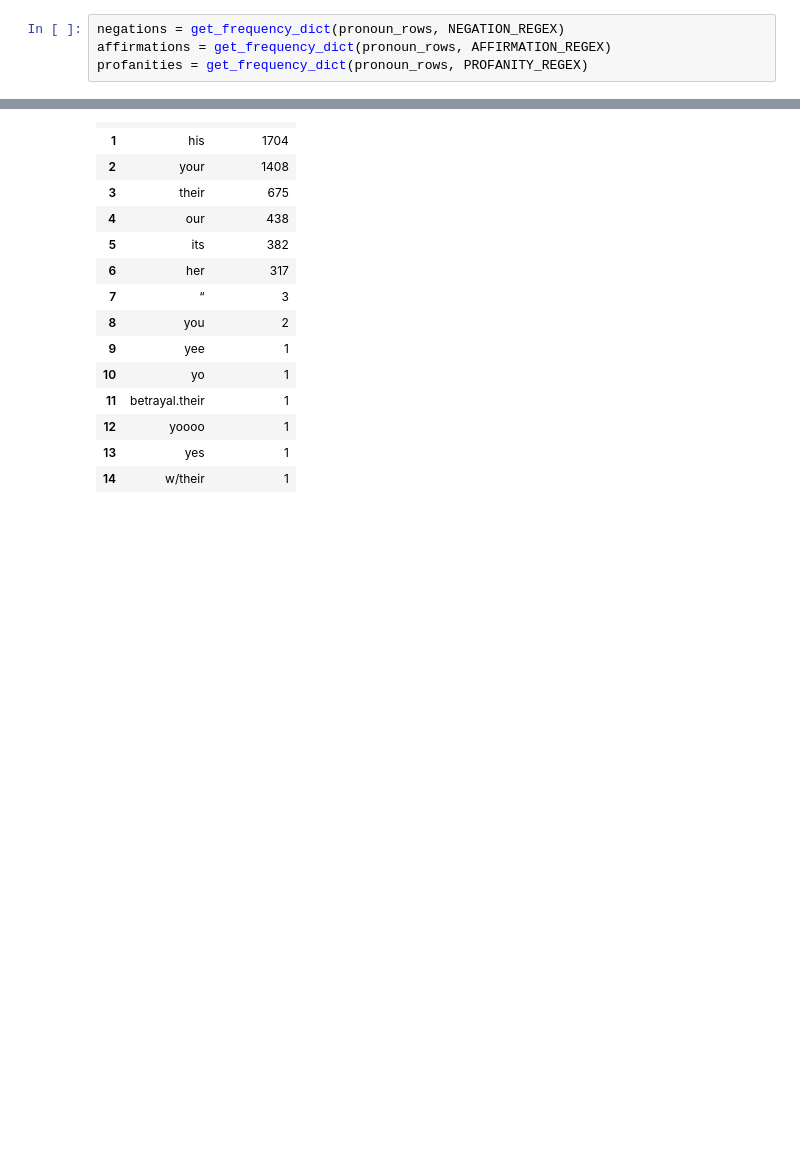
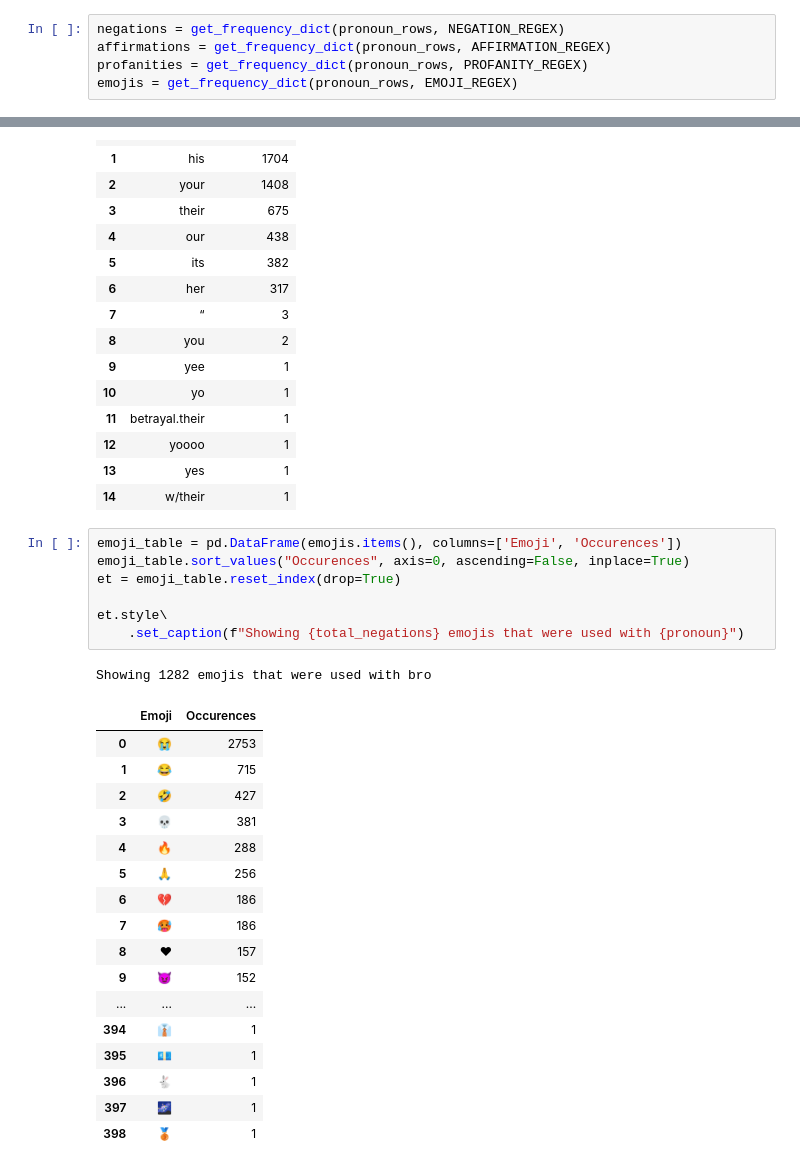
Before and after one commit to paceaux/social-pronouns, a Jupyter notebook: bro.ipynb, the cells around one changed output, grey strips where cells are left out. Saved outputs shown, nothing was run; the diff lists cells and outputs as text; blank space fills up the shorter version.

Commit message:
adds emoji analysis

```diff
--- a/bro.ipynb
+++ b/bro.ipynb
@@ -190,6 +191,7 @@ from src.regexes import NEGATION_REGEX
 negations = get_frequency_dict(pronoun_rows, NEGATION_REGEX)
 affirmations = get_frequency_dict(pronoun_rows, AFFIRMATION_REGEX)
 profanities = get_frequency_dict(pronoun_rows, PROFANITY_REGEX)
+emojis = get_frequency_dict(pronoun_rows, EMOJI_REGEX)
 # %%
 total_negations = sum( v for k,v in negations.items() )
 total_affirmations =  sum( v for k,v in affirmations.items() )
@@ -319,3 +322,29 @@ Showing 8293 pronouns that were used with bro
 | 12 | yoooo | 1 |
 | 13 | yes | 1 |
 | 14 | w/their | 1 |
+# %%
+emoji_table = pd.DataFrame(emojis.items(), columns=['Emoji', 'Occurences'])
+emoji_table.sort_values("Occurences", axis=0, ascending=False, inplace=True)
+et = emoji_table.reset_index(drop=True)
+
+et.style\
+    .set_caption(f"Showing {total_negations} emojis that were used with {pronoun}")
+# %% [output]
+Showing 1282 emojis that were used with bro
+|  | Emoji | Occurences |
+| 0 | 😭 | 2753 |
+| 1 | 😂 | 715 |
+| 2 | 🤣 | 427 |
+| 3 | 💀 | 381 |
+| 4 | 🔥 | 288 |
+| 5 | 🙏 | 256 |
+| 6 | 💔 | 186 |
+| 7 | 🥵 | 186 |
+| 8 | ❤ | 157 |
+| 9 | 😈 | 152 |
+| ... | ... | ... |
+| 394 | 👔 | 1 |
+| 395 | 💶 | 1 |
+| 396 | 🐇 | 1 |
+| 397 | 🌌 | 1 |
+| 398 | 🥉 | 1 |
```
Also changed, not shown: parts of 3 cells of this notebook, 1 other file.
